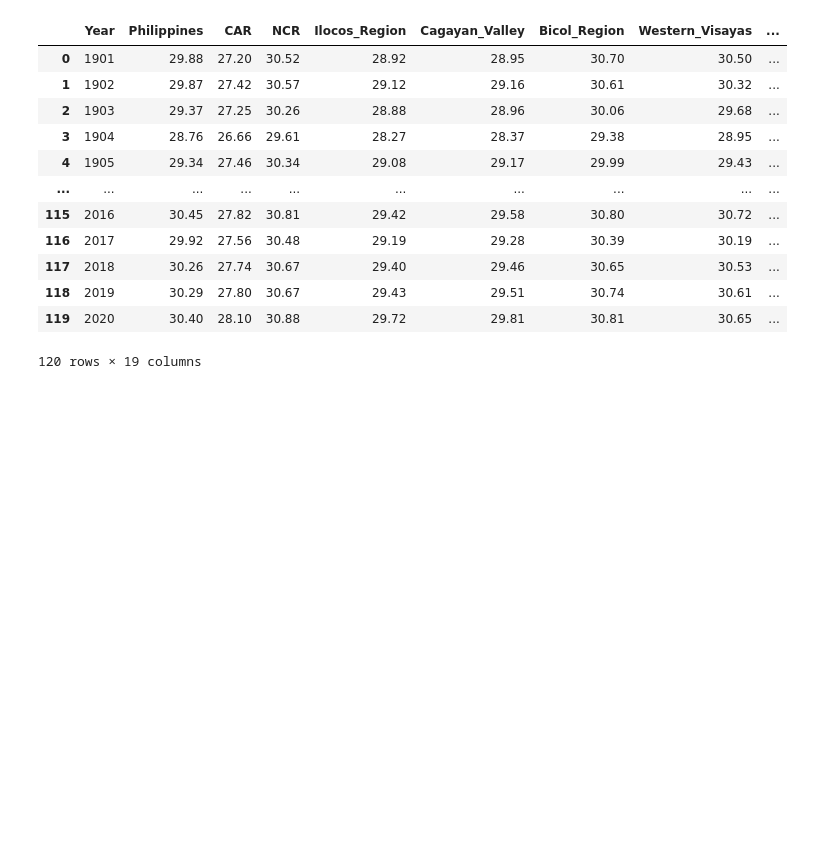
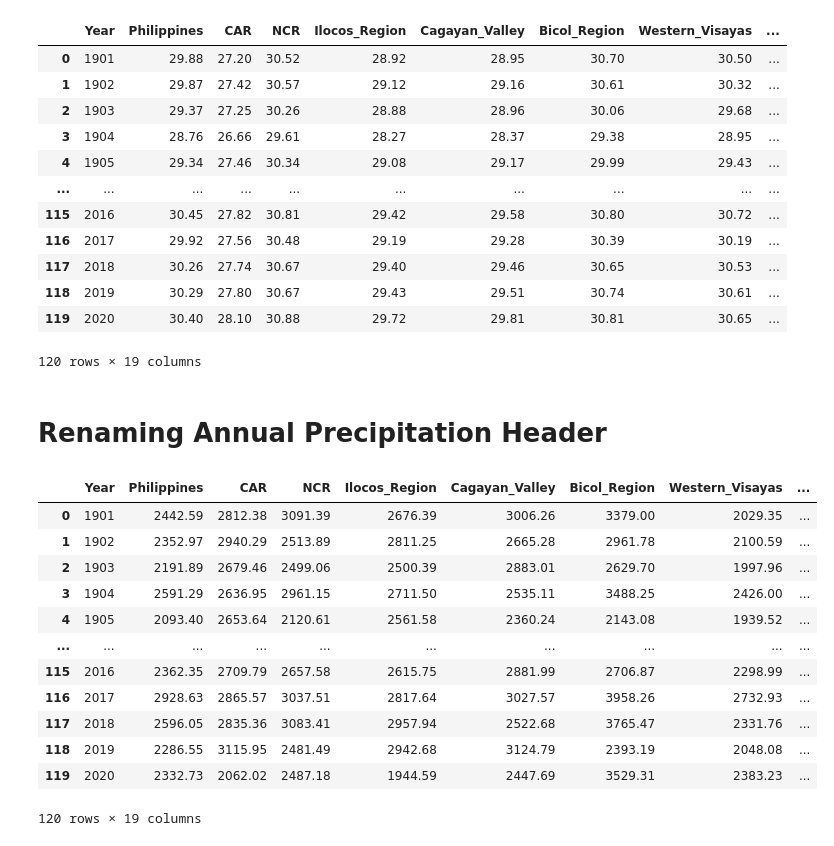
Before and after one commit to edbertocampo/Analytics-Techniques-and-Tools-Proposal-, a Jupyter notebook: Climate_Change_in_the_Philippines_through_the_Years.ipynb, the cells around one changed output. Saved outputs shown, nothing was run; the diff lists cells and outputs as text; code cells hidden in the pictures; blank space fills up the shorter version.

Commit message:
Added a code for renaming annual precipitation header

```diff
--- a/Climate_Change_in_the_Philippines_through_the_Years.ipynb
+++ b/Climate_Change_in_the_Philippines_through_the_Years.ipynb
@@ -111,3 +111,27 @@ annualmax
 | 118 | 2019 | 30.29 | 27.80 | 30.67 | 29.43 | 29.51 | 30.74 | 30.61 | ... |
 | 119 | 2020 | 30.40 | 28.10 | 30.88 | 29.72 | 29.81 | 30.81 | 30.65 | ... |
 120 rows × 19 columns
+# %% [markdown]
+# Renaming Annual Precipitation Header
+# %%
+annualprecipitation.rename(columns={'Cordillera Administrative region (CAR)' : 'CAR', 'National Capital region (NCR)' : 'NCR',
+                       'Region I (Ilocos region)' : 'Ilocos_Region', 'Region II (Cagayan Valley)' : 'Cagayan_Valley', 'Region V (Bicol region)' : 'Bicol_Region',
+                       'Region VI (Western Visayas)' : 'Western_Visayas', 'Region VII (Central Visayas)' : 'Central_Visayas', 'Region VIII (Eastern Visayas)' : 'Eastern_Visayas',
+                       'Region XIII (Caraga)' :'Caraga', 'Autonomous region in Muslim Mindanao (ARMM)' : 'ARMM', 'Region IX (Zamboanga Peninsula)' : 'Zamboanga_Peninsula',
+                       'Region X (Northern Mindanao)' : 'Northern_Mindanao', 'Region XI (Davao Region)' : 'Davao_Region', 'Region XII (Soccsksargen)' : 'SOCCSKSARGEN',
+                       'Region III (Central Luzon)' : 'Central_Luzon', 'Region IV-A (Calabarzon)' : 'CALABARZON', 'Region IV (Southern Tagalog)' : 'Southern_Tagalog'}, inplace=True)
+annualprecipitation
+# %% [output]
+|  | Year | Philippines | CAR | NCR | Ilocos_Region | Cagayan_Valley | Bicol_Region | Western_Visayas | ... |
+| 0 | 1901 | 2442.59 | 2812.38 | 3091.39 | 2676.39 | 3006.26 | 3379.00 | 2029.35 | ... |
+| 1 | 1902 | 2352.97 | 2940.29 | 2513.89 | 2811.25 | 2665.28 | 2961.78 | 2100.59 | ... |
+| 2 | 1903 | 2191.89 | 2679.46 | 2499.06 | 2500.39 | 2883.01 | 2629.70 | 1997.96 | ... |
+| 3 | 1904 | 2591.29 | 2636.95 | 2961.15 | 2711.50 | 2535.11 | 3488.25 | 2426.00 | ... |
+| 4 | 1905 | 2093.40 | 2653.64 | 2120.61 | 2561.58 | 2360.24 | 2143.08 | 1939.52 | ... |
+| ... | ... | ... | ... | ... | ... | ... | ... | ... | ... |
+| 115 | 2016 | 2362.35 | 2709.79 | 2657.58 | 2615.75 | 2881.99 | 2706.87 | 2298.99 | ... |
+| 116 | 2017 | 2928.63 | 2865.57 | 3037.51 | 2817.64 | 3027.57 | 3958.26 | 2732.93 | ... |
+| 117 | 2018 | 2596.05 | 2835.36 | 3083.41 | 2957.94 | 2522.68 | 3765.47 | 2331.76 | ... |
+| 118 | 2019 | 2286.55 | 3115.95 | 2481.49 | 2942.68 | 3124.79 | 2393.19 | 2048.08 | ... |
+| 119 | 2020 | 2332.73 | 2062.02 | 2487.18 | 1944.59 | 2447.69 | 3529.31 | 2383.23 | ... |
+120 rows × 19 columns
```
